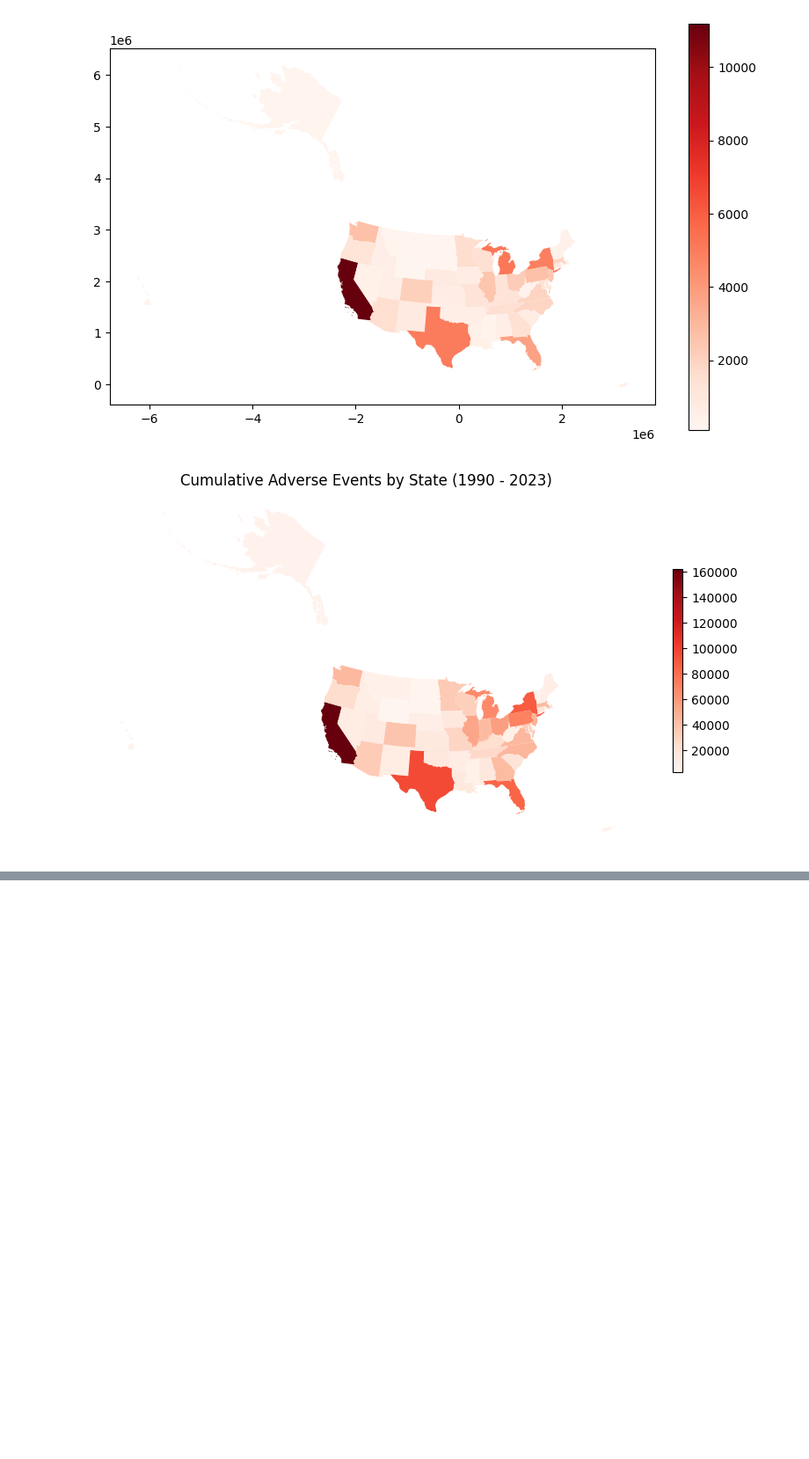
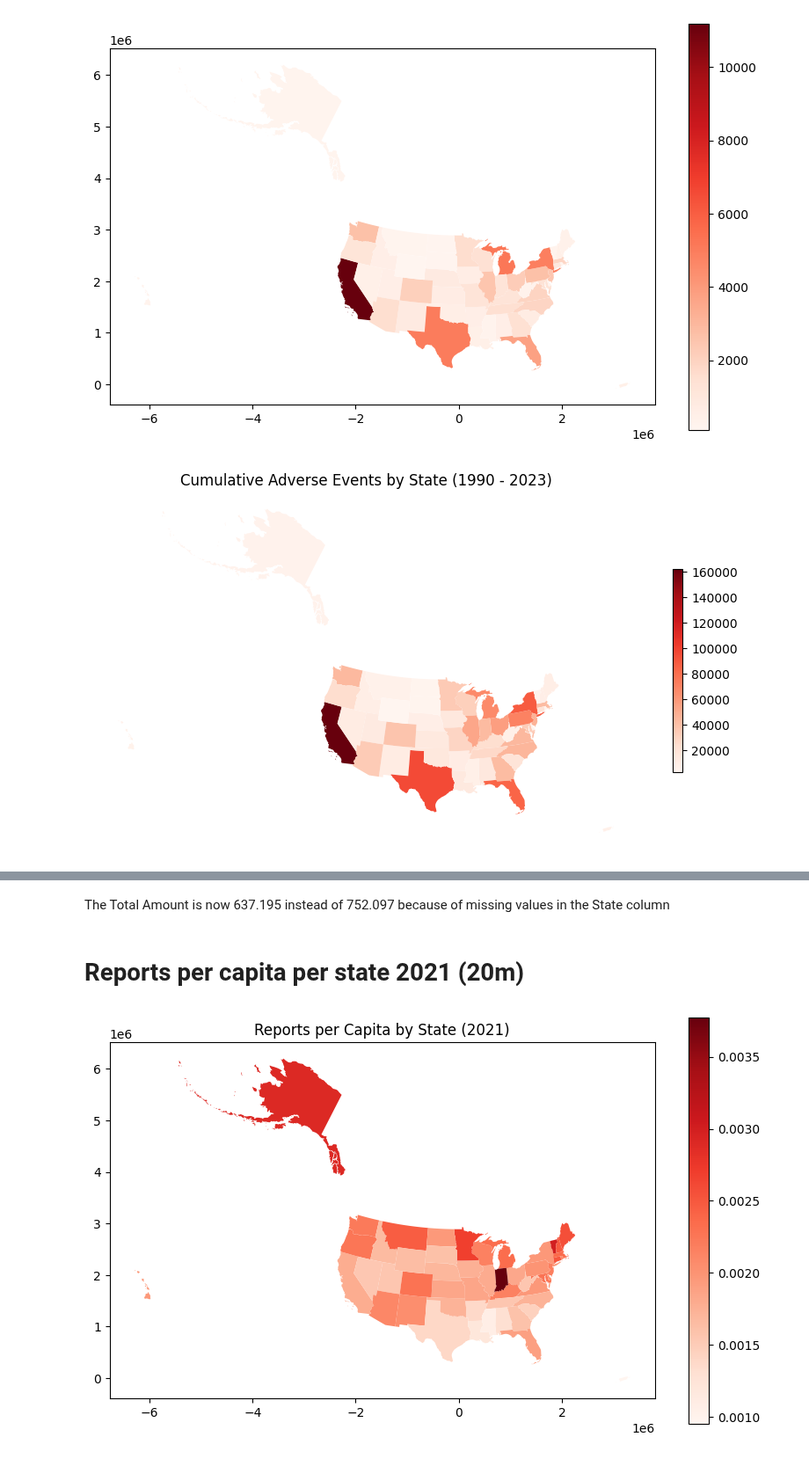
Before and after one commit to ZaNioxX/Masterarbeit, a Jupyter notebook: Data_Exploration/Reports_per_State.ipynb, the cells around one changed output, grey strips where cells are left out. Shown at 88% size. Saved outputs shown, nothing was run; the diff lists cells and outputs as text; code cells hidden in the pictures; blank space fills up the shorter version.

```diff
--- a/Data_Exploration/Reports_per_State.ipynb
+++ b/Data_Exploration/Reports_per_State.ipynb
@@ -87,0 +123,56 @@ Bevölkerung berücksichtigen einwohner
+# %% [markdown]
+The Total Amount is now 637.195 instead of 752.097 because of missing values in the State column
+# %% [markdown]
+# Reports per capita per state 2021 (20m)
+# %%
+state_to_usps = {
+    'Alabama': 'AL', 'Alaska': 'AK', 'American Samoa': 'AS', 'Arizona': 'AZ', 'Arkansas': 'AR', 'California': 'CA',
+    'Colorado': 'CO', 'Connecticut': 'CT', 'Delaware': 'DE', 'Florida': 'FL', 'Georgia': 'GA',
+    'Hawaii': 'HI', 'Idaho': 'ID', 'Illinois': 'IL', 'Indiana': 'IN', 'Iowa': 'IA',
+    'Kansas': 'KS', 'Kentucky': 'KY', 'Louisiana': 'LA', 'Maine': 'ME', 'Maryland': 'MD',
+    'Massachusetts': 'MA', 'Michigan': 'MI', 'Minnesota': 'MN', 'Mississippi': 'MS', 'Missouri': 'MO',
+    'Montana': 'MT', 'Nebraska': 'NE', 'Nevada': 'NV', 'New Hampshire': 'NH', 'New Jersey': 'NJ',
+    'New Mexico': 'NM', 'New York': 'NY', 'North Carolina': 'NC', 'North Dakota': 'ND', 'Ohio': 'OH',
+    'Oklahoma': 'OK', 'Oregon': 'OR', 'Pennsylvania': 'PA', 'Puerto Rico': 'PR', 'Rhode Island': 'RI', 'South Carolina': 'SC',
+    'South Dakota': 'SD', 'Tennessee': 'TN', 'Texas': 'TX', 'Utah': 'UT', 'Vermont': 'VT',
+    'Virginia': 'VA', 'Washington': 'WA', 'West Virginia': 'WV', 'Wisconsin': 'WI', 'Wyoming': 'WY',
+    'District of Columbia': 'DC'
+}
+# %%
+import geopandas as gpd
+import pandas as pd
+import matplotlib.pyplot as plt
+
+# Load your 2021 VAERS data
+data_2021 = pd.read_csv('/Users/sep/Documents/HAW/Masterarbeit/Daten.nosync/2021VAERSDATA.csv', encoding="Iso-8859-1", low_memory=False)
+
+# Load the population data
+population_2021 = pd.read_excel('/Users/sep/Documents/HAW/Masterarbeit/Census_Population/NST-EST2023-POP.xlsx', skiprows=8, usecols=[0, 3]).dropna().reset_index(drop=True)
+population_2021.columns = ['STATE', 'POPULATION']
+population_2021['STATE'] = population_2021['STATE'].str.lstrip('.')
+# Apply the mapping to convert state names to abbreviations
+population_2021['STATE_SHORT'] = population_2021['STATE'].map(state_to_usps)
+
+# Count the entries per state in the VAERS data and rename the series for clarity
+state_counts = data_2021['STATE'].value_counts().rename('count')
+
+# Merge the population data with the state counts
+population_2021.set_index('STATE_SHORT', inplace=True)
+state_counts_df = state_counts.to_frame().join(population_2021, how='left')
+state_counts_df['count'] = state_counts_df['count'].astype('float64')
+state_counts_df['entries_per_capita'] = state_counts_df['count'] / state_counts_df['POPULATION']
+
+# Load the shapefile and set the projection
+gdf = gpd.read_file('/Users/sep/Documents/HAW/Masterarbeit/cb_2018_us_state_20m/cb_2018_us_state_20m.shp')
+gdf = gdf.to_crs('EPSG:5070')  # Albers Equal Area projection
+
+# Merge the geodataframe with the calculated entries per capita
+merged_gdf = gdf.set_index('STUSPS').join(state_counts_df[['entries_per_capita']])
+
+# Plot
+fig, ax = plt.subplots(1, 1, figsize=(10, 6))
+merged_gdf.plot(column='entries_per_capita', ax=ax, legend=True, cmap='Reds')
+plt.title('Reports per Capita by State (2021)')
+plt.show()
+# %% [output]
+[figure, added]
```
Also changed, not shown: parts of 6 cells of this notebook, 2 other files.
